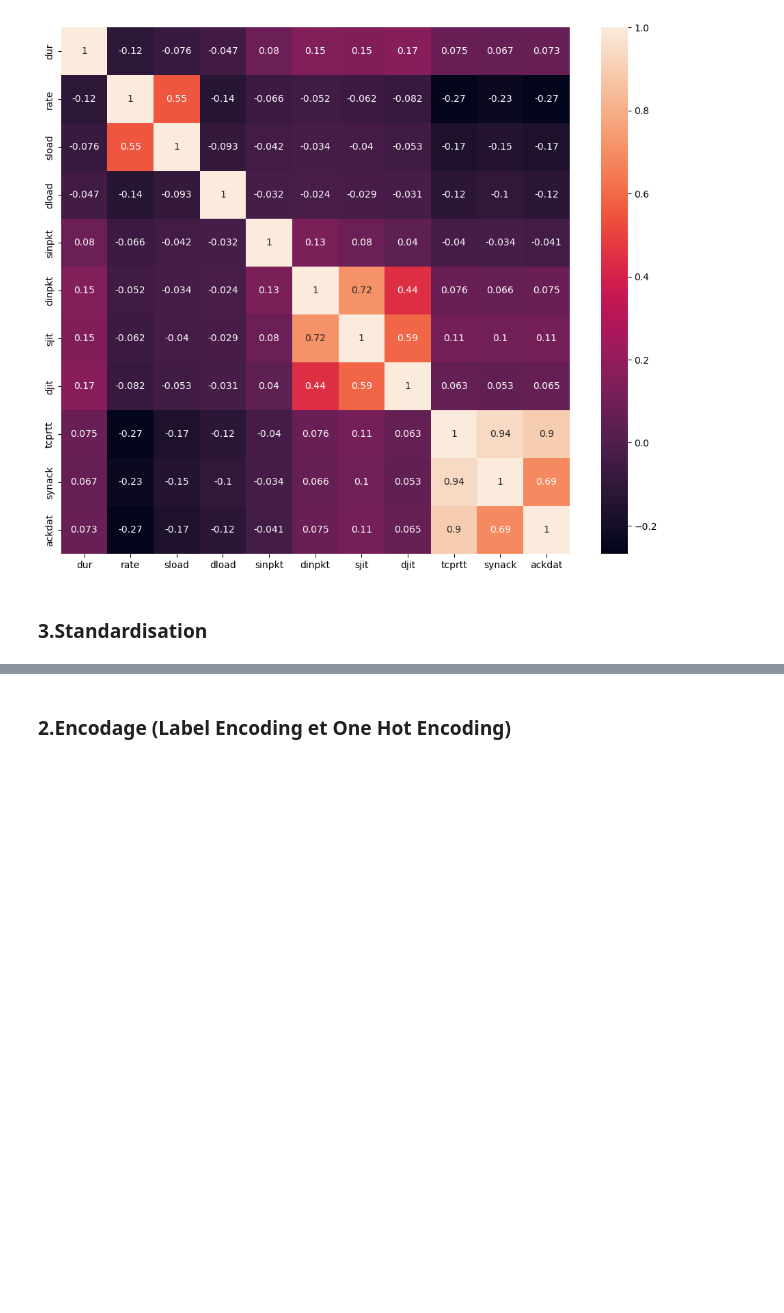
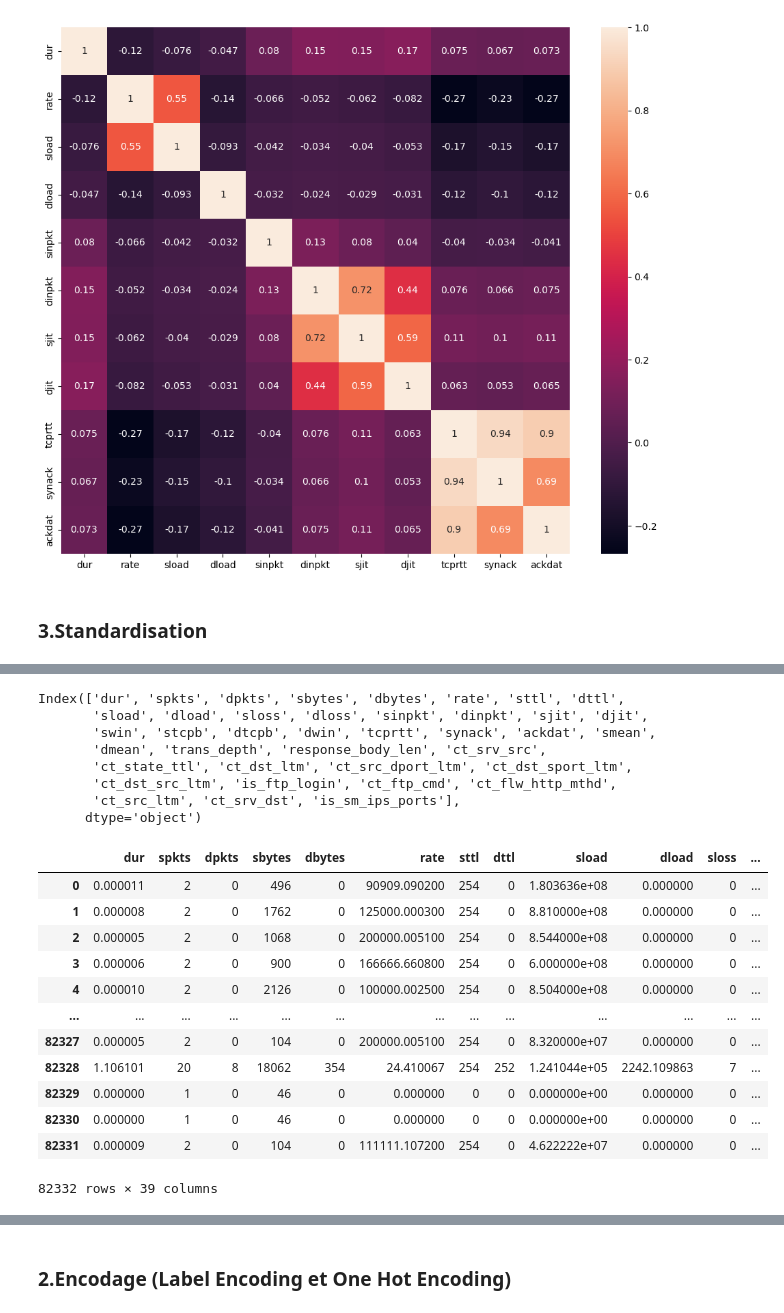
Before and after one commit to aednane/IDS, a Jupyter notebook: script.ipynb, the cells around one changed output, grey strips where cells are left out. Drawn from its saved outputs; the diff is of its cells as text; code cells hidden in the pictures; blank space fills up the shorter version.

```diff
--- a/script.ipynb
+++ b/script.ipynb
@@ -488,2 +521,30 @@ from sklearn.preprocessing import StandardScaler, MinMaxScaler
+# %%
+
+numCols = X_train.select_dtypes(exclude=object)
+nameNumCols = numCols.columns
+print(nameNumCols)
+numCols
+# %% [output]
+Index(['dur', 'spkts', 'dpkts', 'sbytes', 'dbytes', 'rate', 'sttl', 'dttl',
+       'sload', 'dload', 'sloss', 'dloss', 'sinpkt', 'dinpkt', 'sjit', 'djit',
+       'swin', 'stcpb', 'dtcpb', 'dwin', 'tcprtt', 'synack', 'ackdat', 'smean',
+       'dmean', 'trans_depth', 'response_body_len', 'ct_srv_src',
+       'ct_state_ttl', 'ct_dst_ltm', 'ct_src_dport_ltm', 'ct_dst_sport_ltm',
+       'ct_dst_src_ltm', 'is_ftp_login', 'ct_ftp_cmd', 'ct_flw_http_mthd',
+       'ct_src_ltm', 'ct_srv_dst', 'is_sm_ips_ports'],
+      dtype='object')
+|  | dur | spkts | dpkts | sbytes | dbytes | rate | sttl | dttl | sload | dload | sloss | ... |
+| 0 | 0.000011 | 2 | 0 | 496 | 0 | 90909.090200 | 254 | 0 | 1.803636e+08 | 0.000000 | 0 | ... |
+| 1 | 0.000008 | 2 | 0 | 1762 | 0 | 125000.000300 | 254 | 0 | 8.810000e+08 | 0.000000 | 0 | ... |
+| 2 | 0.000005 | 2 | 0 | 1068 | 0 | 200000.005100 | 254 | 0 | 8.544000e+08 | 0.000000 | 0 | ... |
+| 3 | 0.000006 | 2 | 0 | 900 | 0 | 166666.660800 | 254 | 0 | 6.000000e+08 | 0.000000 | 0 | ... |
+| 4 | 0.000010 | 2 | 0 | 2126 | 0 | 100000.002500 | 254 | 0 | 8.504000e+08 | 0.000000 | 0 | ... |
+| ... | ... | ... | ... | ... | ... | ... | ... | ... | ... | ... | ... | ... |
+| 82327 | 0.000005 | 2 | 0 | 104 | 0 | 200000.005100 | 254 | 0 | 8.320000e+07 | 0.000000 | 0 | ... |
+| 82328 | 1.106101 | 20 | 8 | 18062 | 354 | 24.410067 | 254 | 252 | 1.241044e+05 | 2242.109863 | 7 | ... |
+| 82329 | 0.000000 | 1 | 0 | 46 | 0 | 0.000000 | 0 | 0 | 0.000000e+00 | 0.000000 | 0 | ... |
+| 82330 | 0.000000 | 1 | 0 | 46 | 0 | 0.000000 | 0 | 0 | 0.000000e+00 | 0.000000 | 0 | ... |
+| 82331 | 0.000009 | 2 | 0 | 104 | 0 | 111111.107200 | 254 | 0 | 4.622222e+07 | 0.000000 | 0 | ... |
+82332 rows × 39 columns
 # %%
 scaler = StandardScaler()
```
Also changed, not shown: parts of 13 cells of this notebook.
